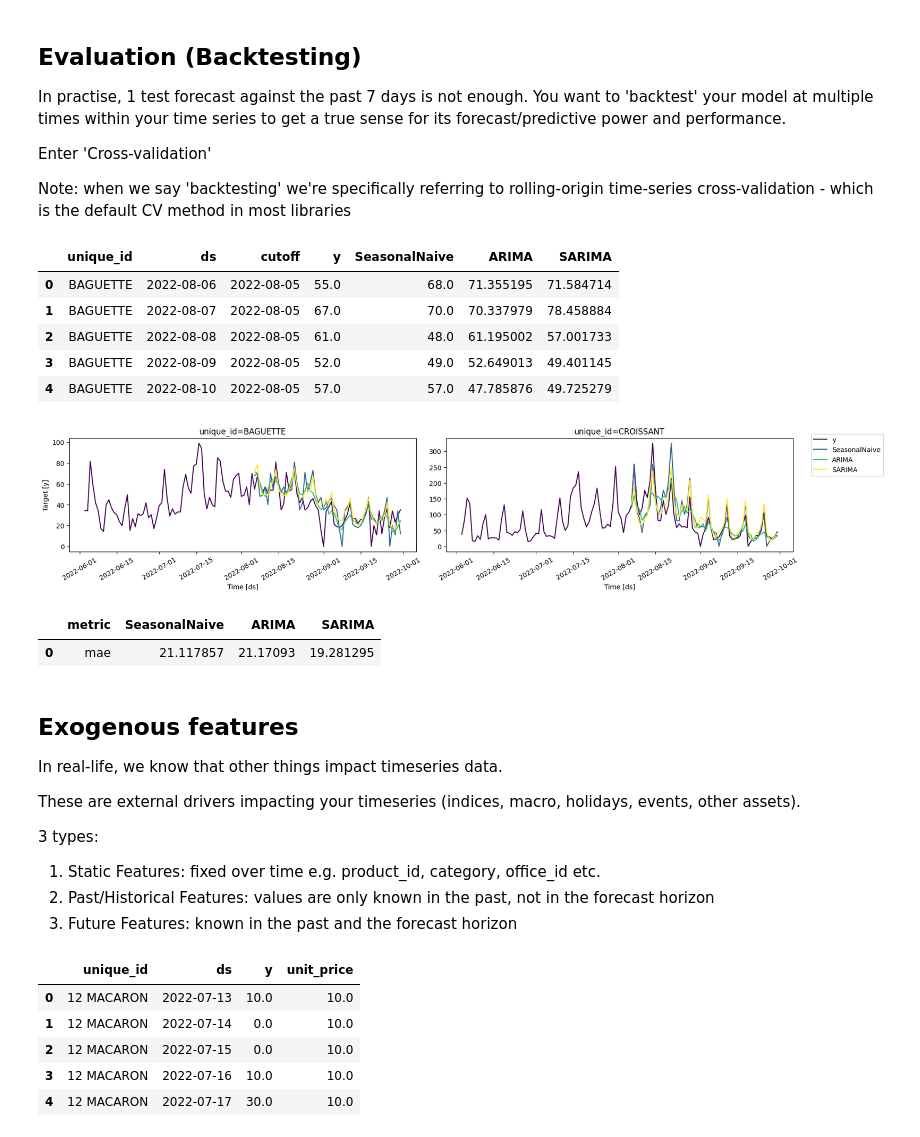
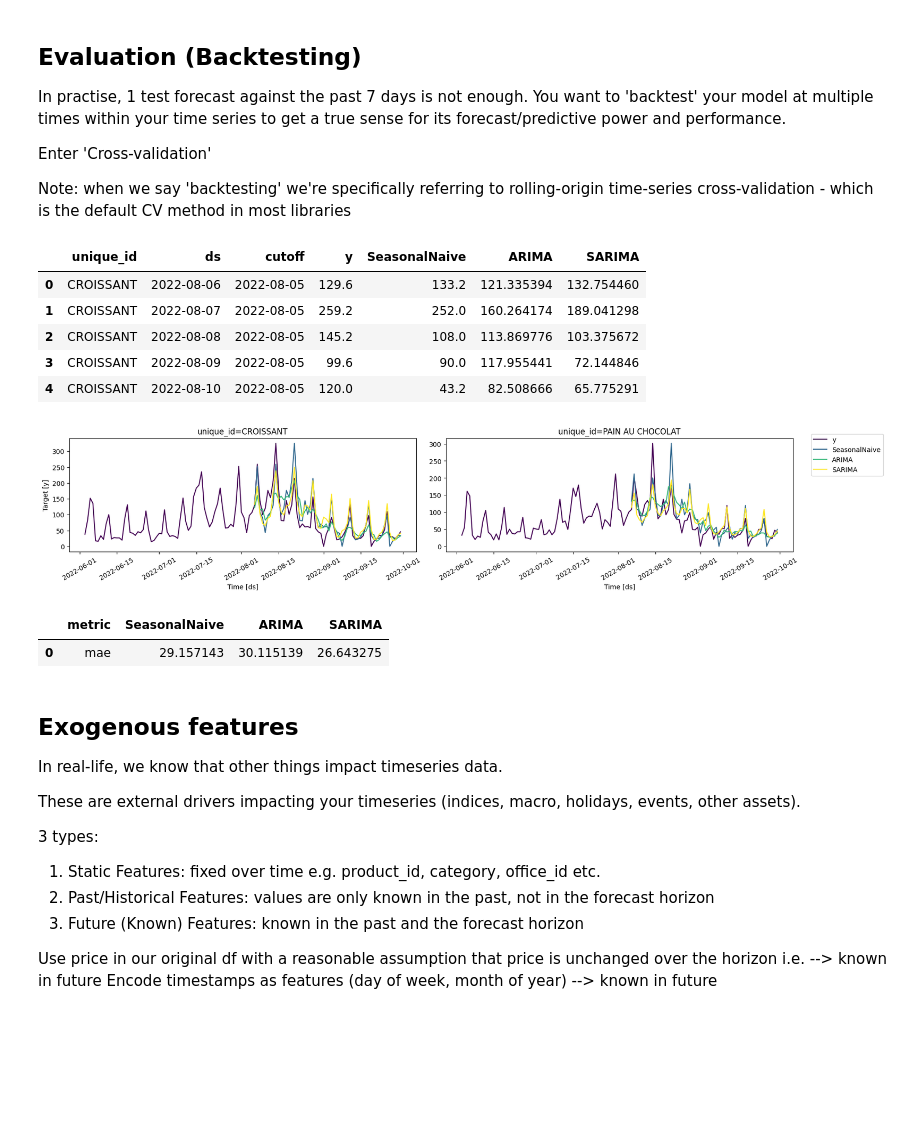
Before and after one commit to toby-gardner-ai/uc-berkeley-aiml-course, a Jupyter notebook: notebooks/Mod10_Time_Series_simple.ipynb, the cells around one changed output. Drawn from its saved outputs; the diff is of its cells as text; code cells hidden in the pictures; blank space fills up the shorter version.

```diff
--- a/notebooks/Mod10_Time_Series_simple.ipynb
+++ b/notebooks/Mod10_Time_Series_simple.ipynb
@@ -43,3 +69,6 @@ last_90_days
+# %%
+df = df[df['unique_id'].isin(["PAIN AU CHOCOLAT", "CROISSANT"])]
+df = df.dropna()
 # %% [markdown]
 ## Benchmarking
 
@@ -143,0 +224,5 @@ Note: most of these models have an auto option - which automatically identifies
+# %%
+df['y_diff'] =df['y'].diff()
+
+stationary_test = stationary_stats(df, ['y_diff'])
+stationary_test.head()
@@ -279,7 +421,7 @@ Enter 'Cross-validation'
 Note: when we say 'backtesting' we're specifically referring to rolling-origin time-series cross-validation - which is the default CV method in most libraries
 # %%
 # Take the whole df as we don't need to test/train split
-small_df = df[df["unique_id"].isin(unique_ids)]
+#df = df.dropna()
 
 arima_bm_models = [
     SeasonalNaive(season_length=7),
@@ -291,7 +433,7 @@ predictor = StatsForecast(models=arima_bm_models, freq="D")
 
 cv_df = predictor.cross_validation(
     h=horizon,
-    df=small_df,
+    df=df,
     # Each window gives you 1 eval result. For seasonal models, a window should cover at least 2-3 seasons (season lengths). Most research suggests 8-12 windows
     n_windows=8,
     # If the horizon matters most (e.g. business requirement/sales request) step size = horizon, if seasonal structure matters most: step size = season_length
@@ -302,22 +444,22 @@ cv_df = predictor.cross_validation(
 cv_df.head()
 # %% [output]
 |  | unique_id | ds | cutoff | y | SeasonalNaive | ARIMA | SARIMA |
-| 0 | BAGUETTE | 2022-08-06 | 2022-08-05 | 55.0 | 68.0 | 71.355195 | 71.584714 |
-| 1 | BAGUETTE | 2022-08-07 | 2022-08-05 | 67.0 | 70.0 | 70.337979 | 78.458884 |
-| 2 | BAGUETTE | 2022-08-08 | 2022-08-05 | 61.0 | 48.0 | 61.195002 | 57.001733 |
-| 3 | BAGUETTE | 2022-08-09 | 2022-08-05 | 52.0 | 49.0 | 52.649013 | 49.401145 |
-| 4 | BAGUETTE | 2022-08-10 | 2022-08-05 | 57.0 | 57.0 | 47.785876 | 49.725279 |
+| 0 | CROISSANT | 2022-08-06 | 2022-08-05 | 129.6 | 133.2 | 121.335394 | 132.754460 |
+| 1 | CROISSANT | 2022-08-07 | 2022-08-05 | 259.2 | 252.0 | 160.264174 | 189.041298 |
+| 2 | CROISSANT | 2022-08-08 | 2022-08-05 | 145.2 | 108.0 | 113.869776 | 103.375672 |
+| 3 | CROISSANT | 2022-08-09 | 2022-08-05 | 99.6 | 90.0 | 117.955441 | 72.144846 |
+| 4 | CROISSANT | 2022-08-10 | 2022-08-05 | 120.0 | 43.2 | 82.508666 | 65.775291 |
 # %%
 last_quarter = plot_series(
-    df=small_df,
+    df=df,
     forecasts_df=cv_df.drop(["y", "cutoff"], axis=1),
-    ids=["BAGUETTE", "CROISSANT"],
+    ids=["CROISSANT", "PAIN AU CHOCOLAT"],
     max_insample_length=120,
     palette="viridis")
 
 last_quarter
 # %% [output]
-[figure, old version]
+[figure, new version]
 # %%
 cv_eval = evaluate(
     cv_df.drop(["cutoff"], axis=1),
@@ -327,7 +469,7 @@ cv_eval = cv_eval.drop(['unique_id'], axis=1).groupby('metric').mean().reset_ind
 cv_eval
 # %% [output]
 |  | metric | SeasonalNaive | ARIMA | SARIMA |
-| 0 | mae | 21.117857 | 21.17093 | 19.281295 |
+| 0 | mae | 29.157143 | 30.115139 | 26.643275 |
 # %% [markdown]
 ## Exogenous features
 
@@ -338,17 +480,14 @@ These are external drivers impacting your timeseries (indices, macro, holidays,
 3 types:
 1. Static Features: fixed over time e.g. product_id, category, office_id etc.
 2. Past/Historical Features: values are only known in the past, not in the forecast horizon
-3. Future Features: known in the past and the forecast horizon
+3. Future (Known) Features: known in the past and the forecast horizon
+
+Use price in our original df with a reasonable assumption that price is unchanged over the horizon i.e. --> known in future
+Encode timestamps as features (day of week, month of year) --> known in future
 # %%
 # Lets capture the price (exogenous feature)
-df = pd.read_csv("../datasets/daily_sales_french_bakery.csv", parse_dates=["ds"])
-df = df.groupby('unique_id').filter(lambda x: len(x) >= 28)
-df.head()
+exo_df = pd.read_csv("../datasets/daily_sales_french_bakery.csv", parse_dates=["ds"])
+exo_df = exo_df.groupby('unique_id').filter(lambda x: len(x) >= 28)
+exo_df = exo_df[exo_df['unique_id'].isin(["PAIN AU CHOCOLAT", "CROISSANT"])]
+exo_df = exo_df.dropna()
-# %% [output]
-|  | unique_id | ds | y | unit_price |
-| 0 | 12 MACARON | 2022-07-13 | 10.0 | 10.0 |
-| 1 | 12 MACARON | 2022-07-14 | 0.0 | 10.0 |
-| 2 | 12 MACARON | 2022-07-15 | 0.0 | 10.0 |
-| 3 | 12 MACARON | 2022-07-16 | 10.0 | 10.0 |
-| 4 | 12 MACARON | 2022-07-17 | 30.0 | 10.0 |
 # %%
```
Also changed, not shown: parts of 33 cells of this notebook, 1 other file.
